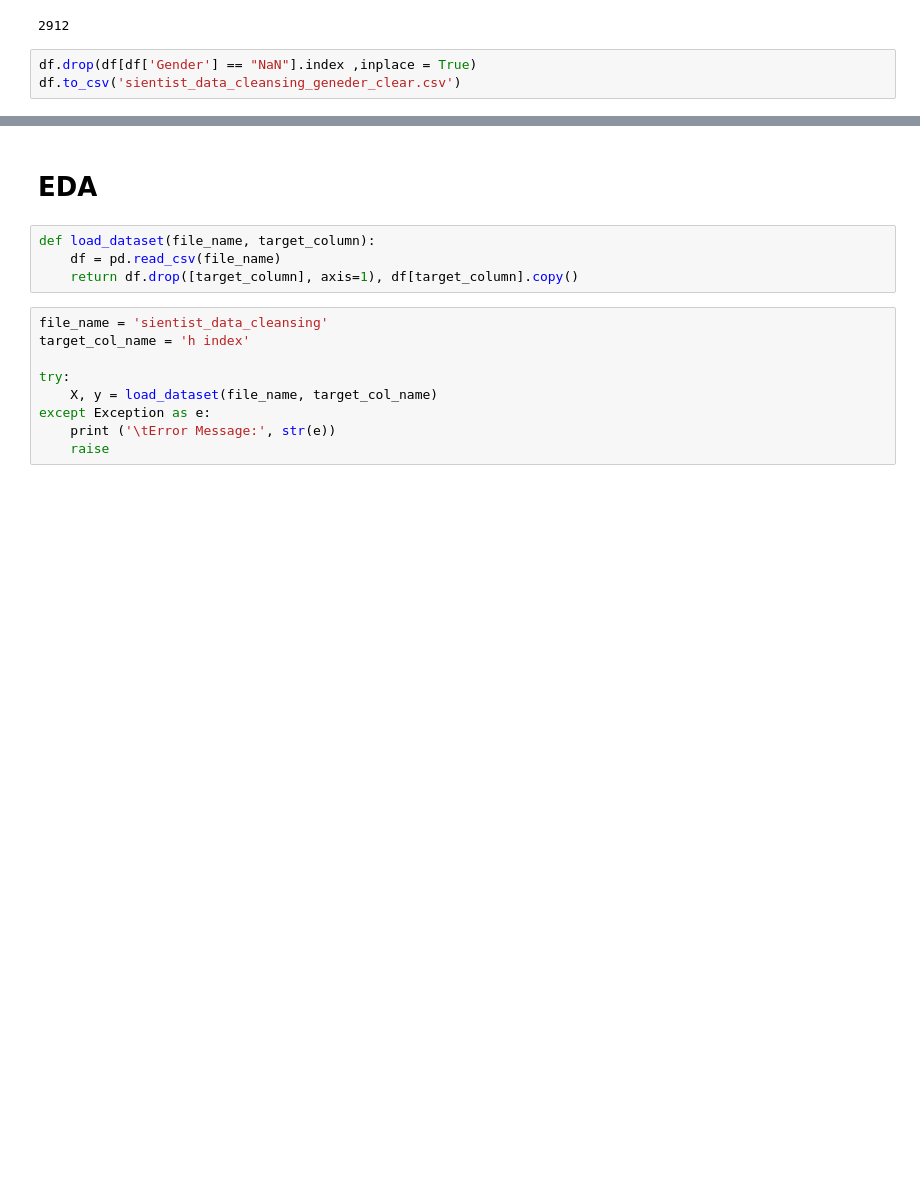
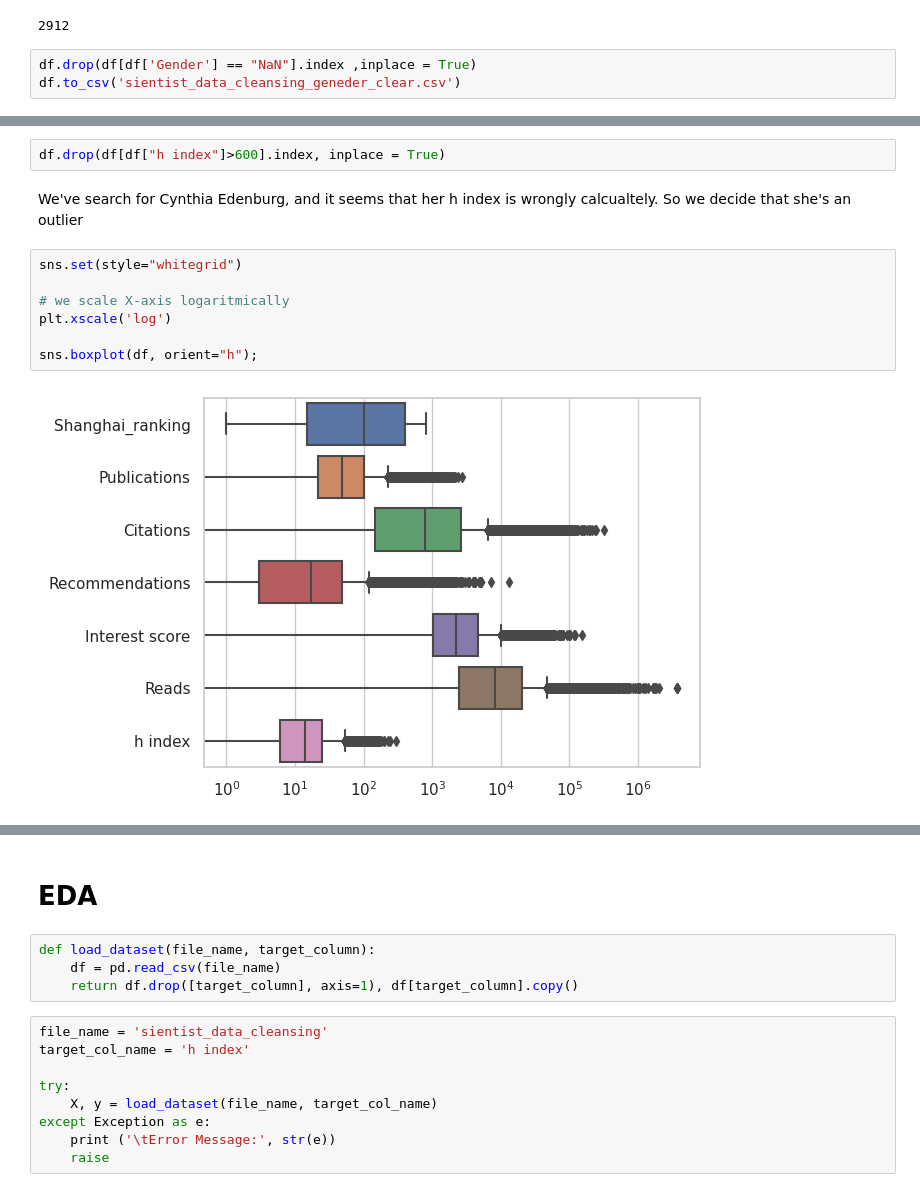
Before and after one commit to diamond-productions/h-index-prediction, a Jupyter notebook: EDA.ipynb, the cells around one changed output, grey strips where cells are left out. Cells and saved outputs as stored; diff of their text form; blank space fills up the shorter version.

```diff
--- a/EDA.ipynb
+++ b/EDA.ipynb
@@ -97,0 +143,14 @@ df.to_csv('sientist_data_cleansing_geneder_clear.csv')
+# %%
+df.drop(df[df["h index"]>600].index, inplace = True)
+# %% [markdown]
+We've search for Cynthia Edenburg, and it seems that her h index is wrongly calcualtely.
+So we decide that she's an outlier
+# %%
+sns.set(style="whitegrid")
+
+# we scale X-axis logaritmically
+plt.xscale('log')
+
+sns.boxplot(df, orient="h");
+# %% [output]
+[figure, added]
```
Also changed, not shown: parts of 10 cells of this notebook.
